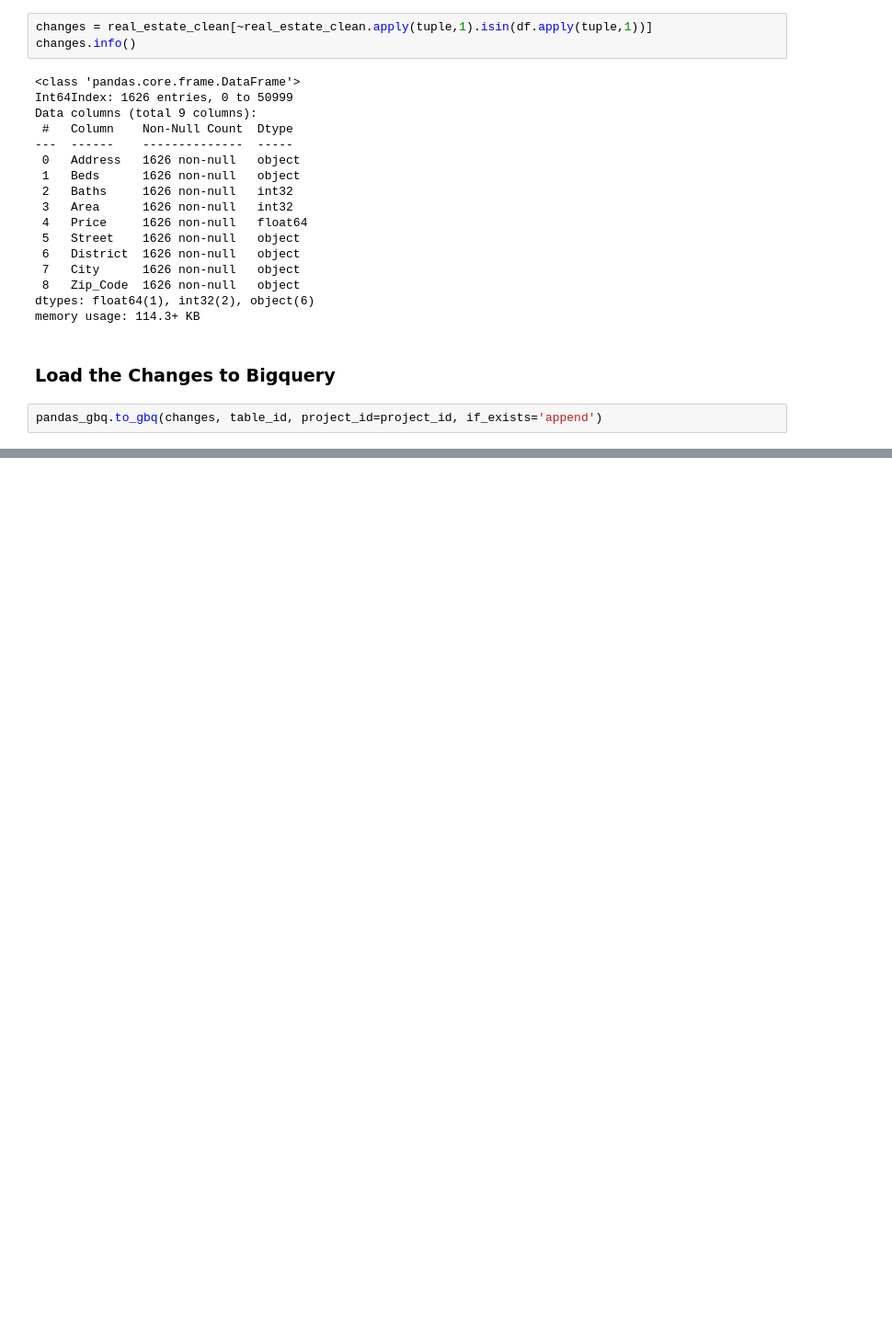
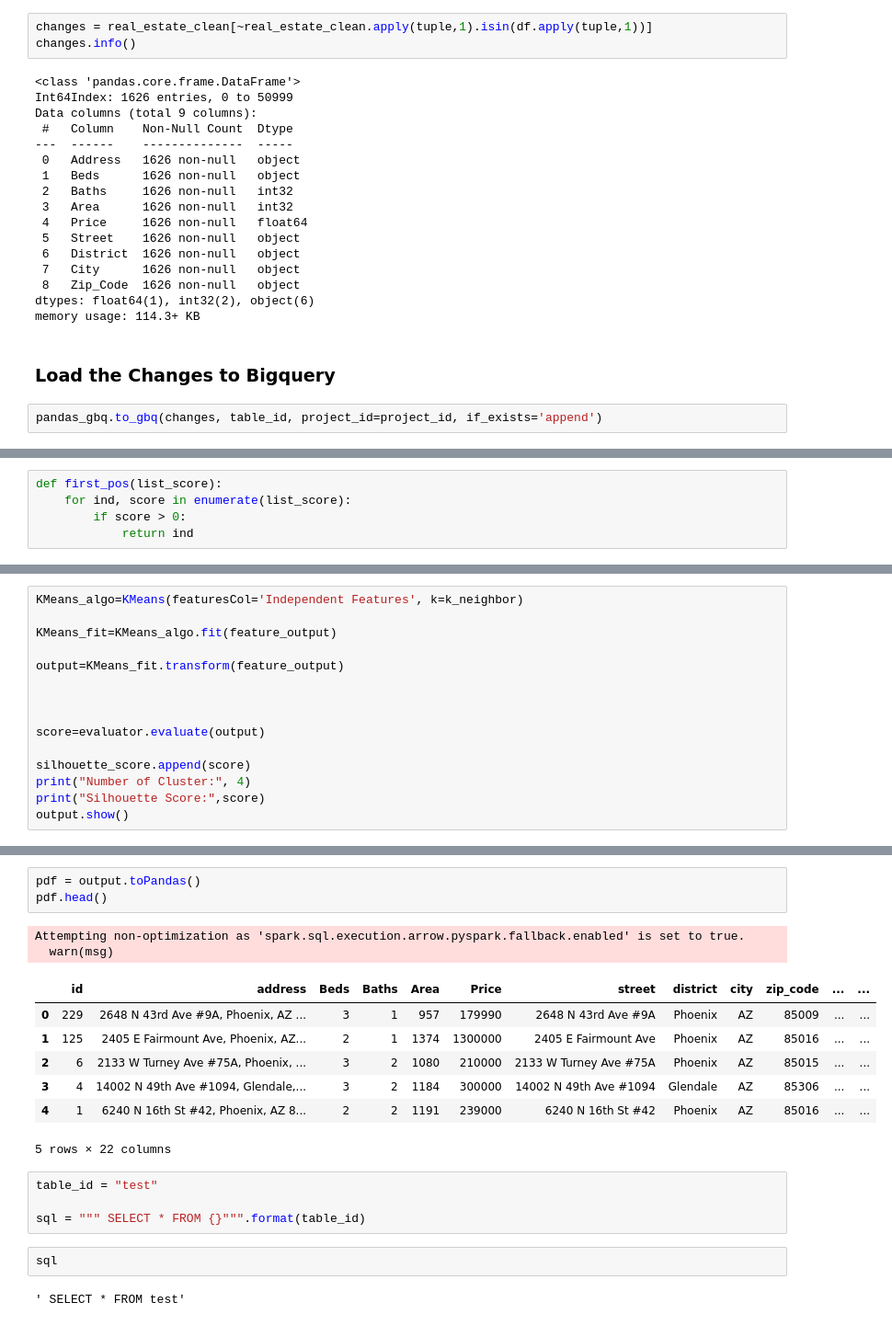
Before and after one commit to Danafr00/Data_Portfolio, a Jupyter notebook: Data Engineering/ETL Pipeline/Big Query ETL.ipynb, the cells around one changed output, grey strips where cells are left out. Shown at 92% size. Cells and saved outputs as stored; diff of their text form; blank space fills up the shorter version.

```diff
--- a/Data Engineering/ETL Pipeline/Big Query ETL.ipynb
+++ b/Data Engineering/ETL Pipeline/Big Query ETL.ipynb
@@ -289,0 +685,5 @@ pandas_gbq.to_gbq(changes, table_id, project_id=project_id, if_exists='append')
+# %%
+def first_pos(list_score):
+    for ind, score in enumerate(list_score):
+        if score > 0:
+            return ind
@@ -289,0 +700,15 @@ pandas_gbq.to_gbq(changes, table_id, project_id=project_id, if_exists='append')
+# %%
+KMeans_algo=KMeans(featuresCol='Independent Features', k=k_neighbor)
+
+KMeans_fit=KMeans_algo.fit(feature_output)
+
+output=KMeans_fit.transform(feature_output)
+
+
+
+score=evaluator.evaluate(output)
+
+silhouette_score.append(score)
+print("Number of Cluster:", 4)
+print("Silhouette Score:",score)
+output.show()
@@ -289,0 +733,21 @@ pandas_gbq.to_gbq(changes, table_id, project_id=project_id, if_exists='append')
+# %%
+pdf = output.toPandas()
+pdf.head()
+# %% [output]
+Attempting non-optimization as 'spark.sql.execution.arrow.pyspark.fallback.enabled' is set to true.
+  warn(msg)
+|  | id | address | Beds | Baths | Area | Price | street | district | city | zip_code | ... | ... |
+| 0 | 229 | 2648 N 43rd Ave #9A, Phoenix, AZ ... | 3 | 1 | 957 | 179990 | 2648 N 43rd Ave #9A | Phoenix | AZ | 85009 | ... | ... |
+| 1 | 125 | 2405 E Fairmount Ave, Phoenix, AZ... | 2 | 1 | 1374 | 1300000 | 2405 E Fairmount Ave | Phoenix | AZ | 85016 | ... | ... |
+| 2 | 6 | 2133 W Turney Ave #75A, Phoenix, ... | 3 | 2 | 1080 | 210000 | 2133 W Turney Ave #75A | Phoenix | AZ | 85015 | ... | ... |
+| 3 | 4 | 14002 N 49th Ave #1094, Glendale,... | 3 | 2 | 1184 | 300000 | 14002 N 49th Ave #1094 | Glendale | AZ | 85306 | ... | ... |
+| 4 | 1 | 6240 N 16th St #42, Phoenix, AZ 8... | 2 | 2 | 1191 | 239000 | 6240 N 16th St #42 | Phoenix | AZ | 85016 | ... | ... |
+5 rows × 22 columns
+# %%
+table_id = "test"
+
+sql = """ SELECT * FROM {}""".format(table_id)
+# %%
+sql
+# %% [output]
+' SELECT * FROM test'
```
Also changed, not shown: parts of 42 cells of this notebook, 19 other files.
